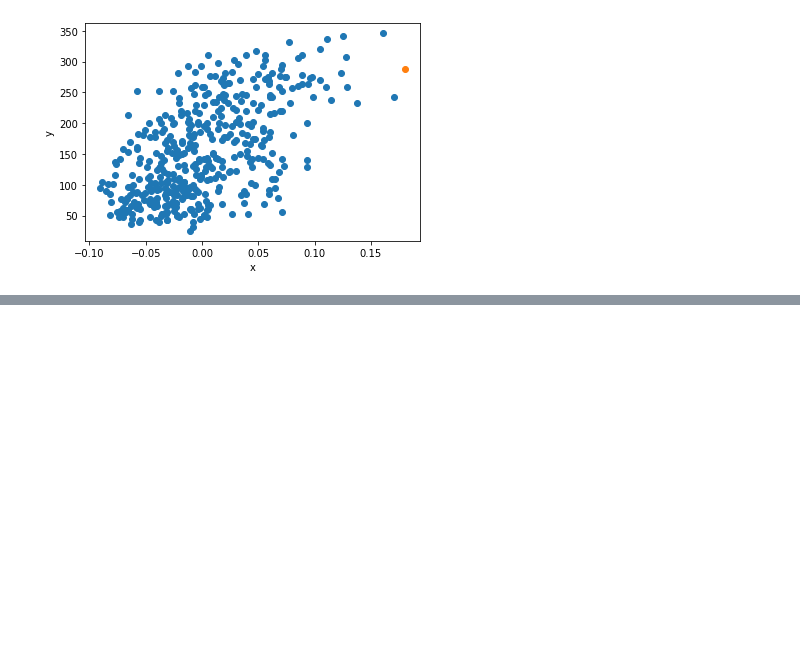
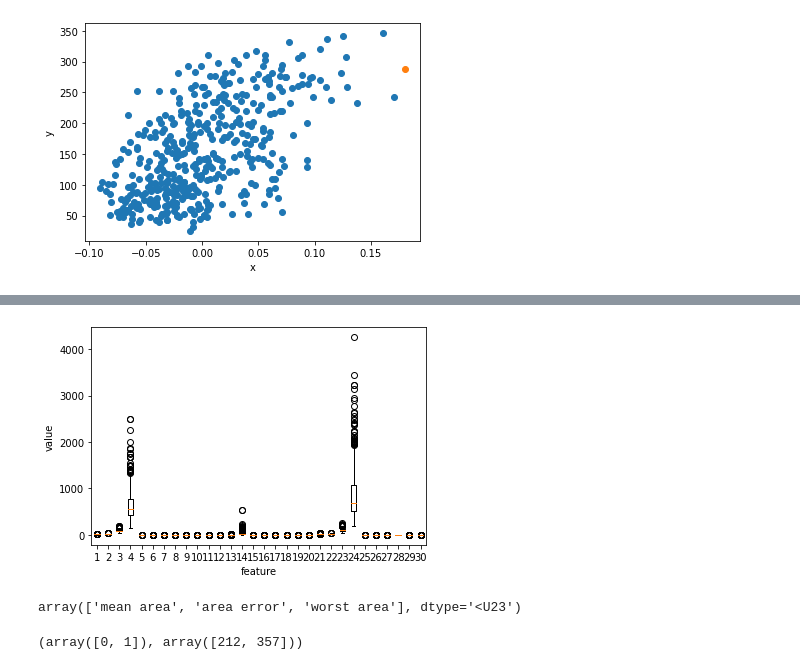
Before and after one commit to seonyoungleee/DL_Study, a Jupyter notebook: DL_study__Do_it!_DL.ipynb, the cells around one changed output, grey strips where cells are left out. Cells and saved outputs as stored; diff of their text form; code cells hidden in the pictures; blank space fills up the shorter version.

```diff
--- a/DL_study__Do_it!_DL.ipynb
+++ b/DL_study__Do_it!_DL.ipynb
@@ -288,0 +359,8 @@ The correlation between loss function and gradient descent
+# %%
+# 04-4
+# load Wisconsin breast cancer dataset from scikit learn (Bunch)
+from sklearn.datasets import load_breast_cancer
+cancer = load_breast_cancer()
+
+# input check (569 samples, 30 featrues)
+print(cancer.data.shape, cancer.target.shape)
@@ -288,0 +387,15 @@ The correlation between loss function and gradient descent
+# %%
+plt.boxplot(cancer.data)
+plt.xlabel('feature')
+plt.ylabel('value')
+plt.show()
+# %% [output]
+[figure, added]
+# %%
+cancer.feature_names[[3,13,23]]
+# %% [output]
+array(['mean area', 'area error', 'worst area'], dtype='<U23')
+# %%
+np.unique(cancer.target, return_counts=True)
+# %% [output]
+(array([0, 1]), array([212, 357]))
```
Also changed, not shown: parts of 24 cells of this notebook.
